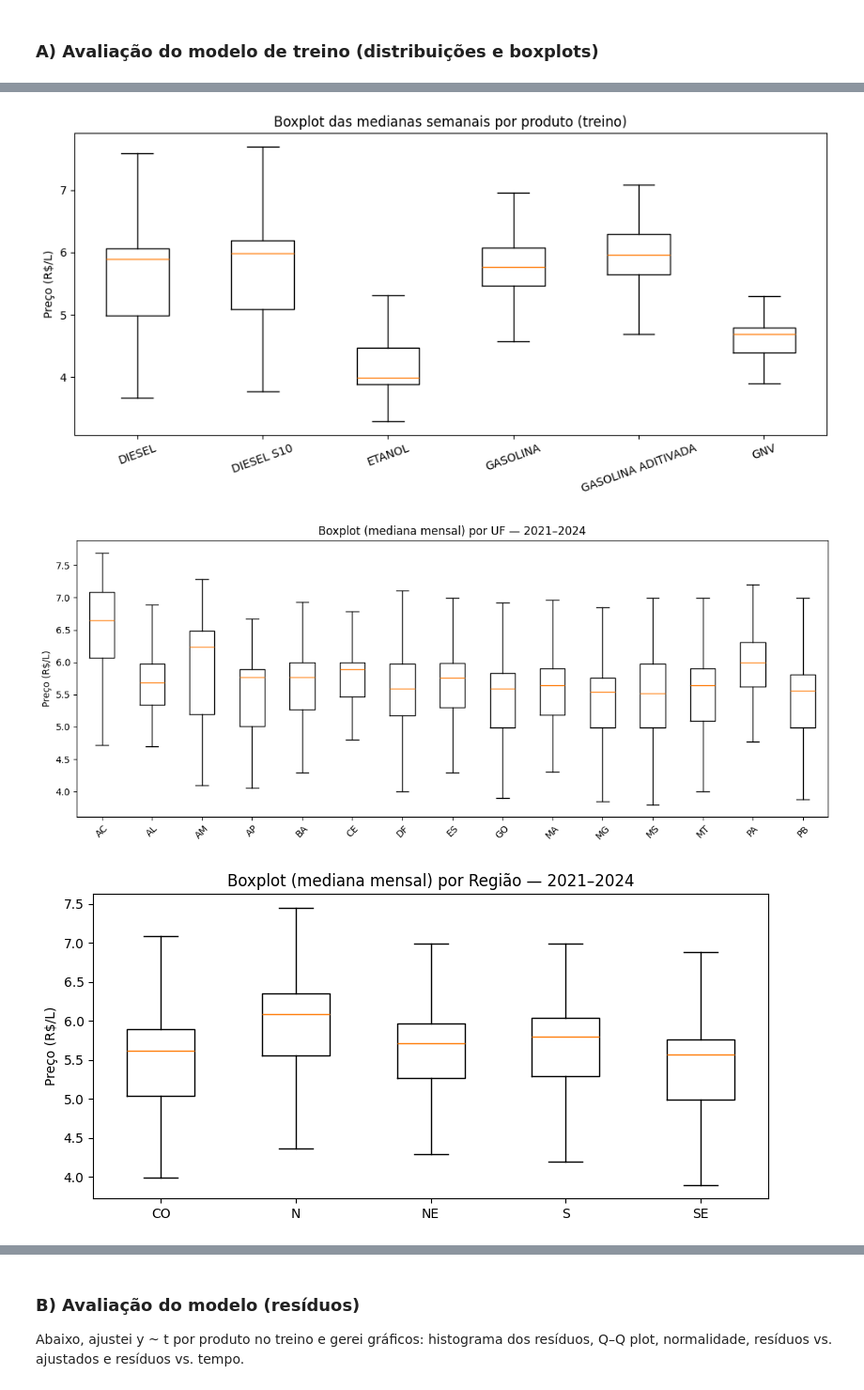
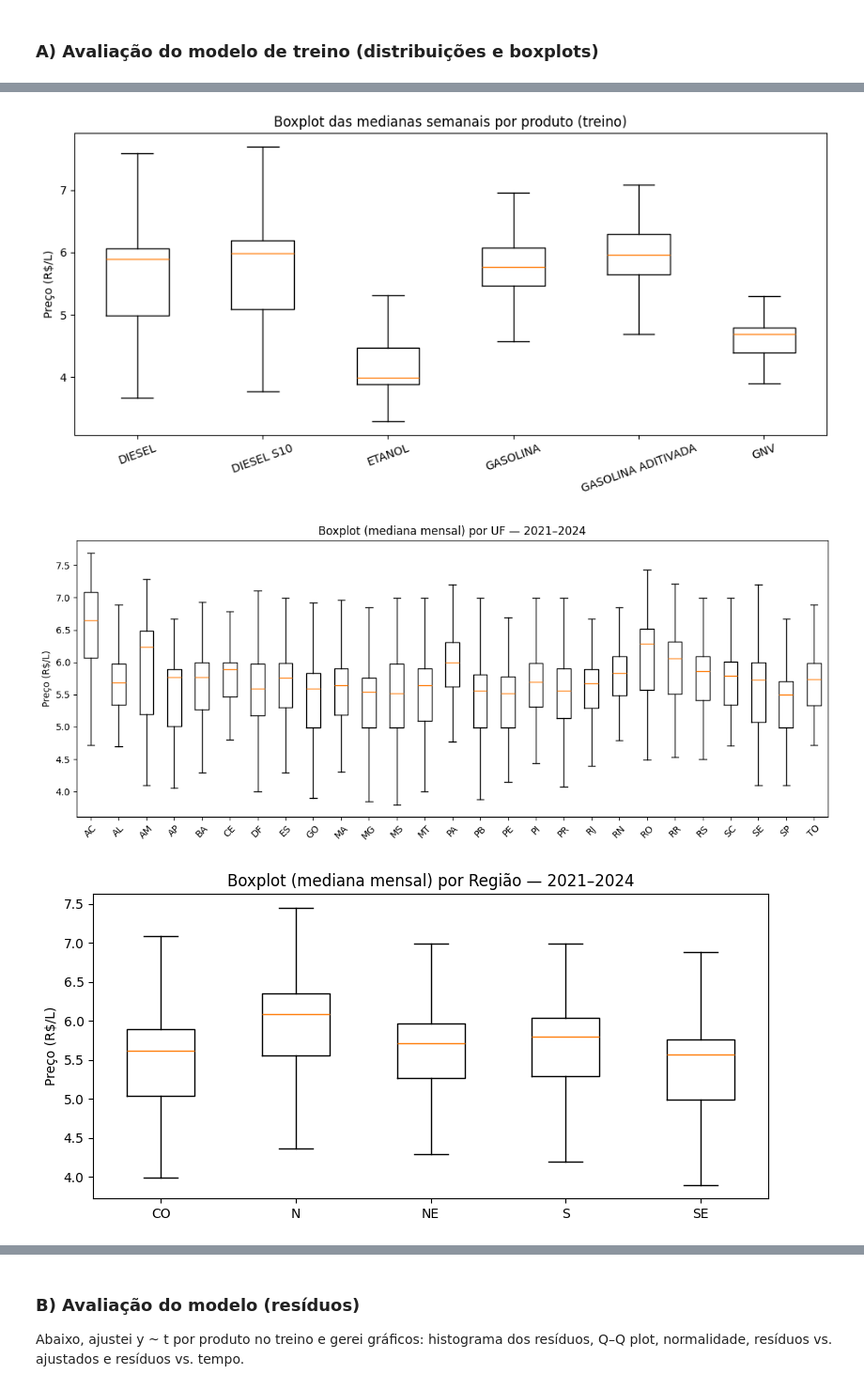
Before and after one commit to loadingerror/tcc_lubricants_anp, a Jupyter notebook: lubricants_br_tcc_model reg.ipynb, the cells around one changed output, grey strips where cells are left out. Shown at 94% size. Cells and saved outputs as stored; diff of their text form; code cells hidden in the pictures.

```diff
--- a/lubricants_br_tcc_model reg.ipynb
+++ b/lubricants_br_tcc_model reg.ipynb
@@ -711,0 +695,4 @@ test.head(5)
+# %%
+# retirando  a coluna que foi utilizada para dividir treino e teste
+train = train.drop(columns=['particao'])
+test = test.drop(columns=['particao'])
@@ -1028,33 +1280,33 @@ if "df_21_24" in globals() and {"uf", COL_PRECO_RAW, COL_TIME_RAW}.issubset(df_2
     uf_mensal = df_21_24.groupby(["uf","mes"], as_index=False)[COL_PRECO_RAW].median()
 
     # Top 15 UFs por nº de meses presentes (para visual limpo)
-    top_ufs = uf_mensal["uf"].value_counts().head(15).index.tolist()
+    top_ufs = uf_mensal["uf"].value_counts().head(60).index.tolist()
     uf_mensal_top = uf_mensal[uf_mensal["uf"].isin(top_ufs)].copy()
 
     ufs_ord = sorted(uf_mensal_top["uf"].unique())
     data_bp_uf = [uf_mensal_top.loc[uf_mensal_top["uf"]==u, COL_PRECO_RAW].values for u in ufs_ord]
 
     plt.figure(figsize=(12,5))
     plt.boxplot(data_bp_uf, labels=ufs_ord, showfliers=False)
     plt.title("Boxplot (mediana mensal) por UF — 2021–2024")
     plt.ylabel("Preço (R$/L)")
     plt.xticks(rotation=45); plt.tight_layout(); plt.show()
 
 # =========================================================
 # A.4) Boxplot por Região (a partir de df_21_24)
 # =========================================================
 if "df_21_24" in globals() and {"regiao", COL_PRECO_RAW, "mes"}.issubset(df_21_24.columns):
     reg_mensal = df_21_24.groupby(["regiao","mes"], as_index=False)[COL_PRECO_RAW].median()
     regs_ord = sorted(reg_mensal["regiao"].unique())
     data_bp_reg = [reg_mensal.loc[reg_mensal["regiao"]==r, COL_PRECO_RAW].values for r in regs_ord]
 
     plt.figure(figsize=(8,4))
     plt.boxplot(data_bp_reg, labels=regs_ord, showfliers=False)
     plt.title("Boxplot (mediana mensal) por Região — 2021–2024")
     plt.ylabel("Preço (R$/L)")
     plt.tight_layout(); plt.show()
 # %% [output]
 [figure]
 [figure]
-[figure, old version]
+[figure, new version]
 [figure]
```
Also changed, not shown: parts of 30 cells of this notebook.
